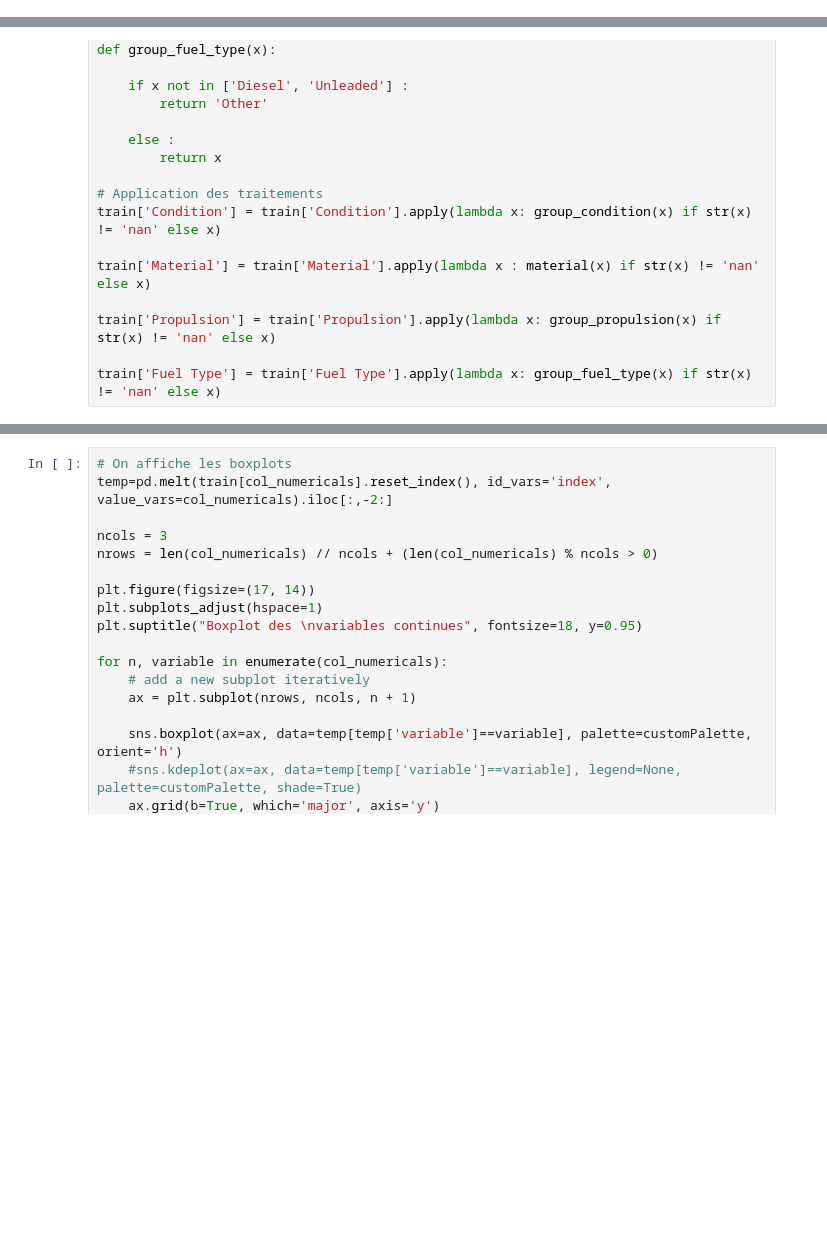
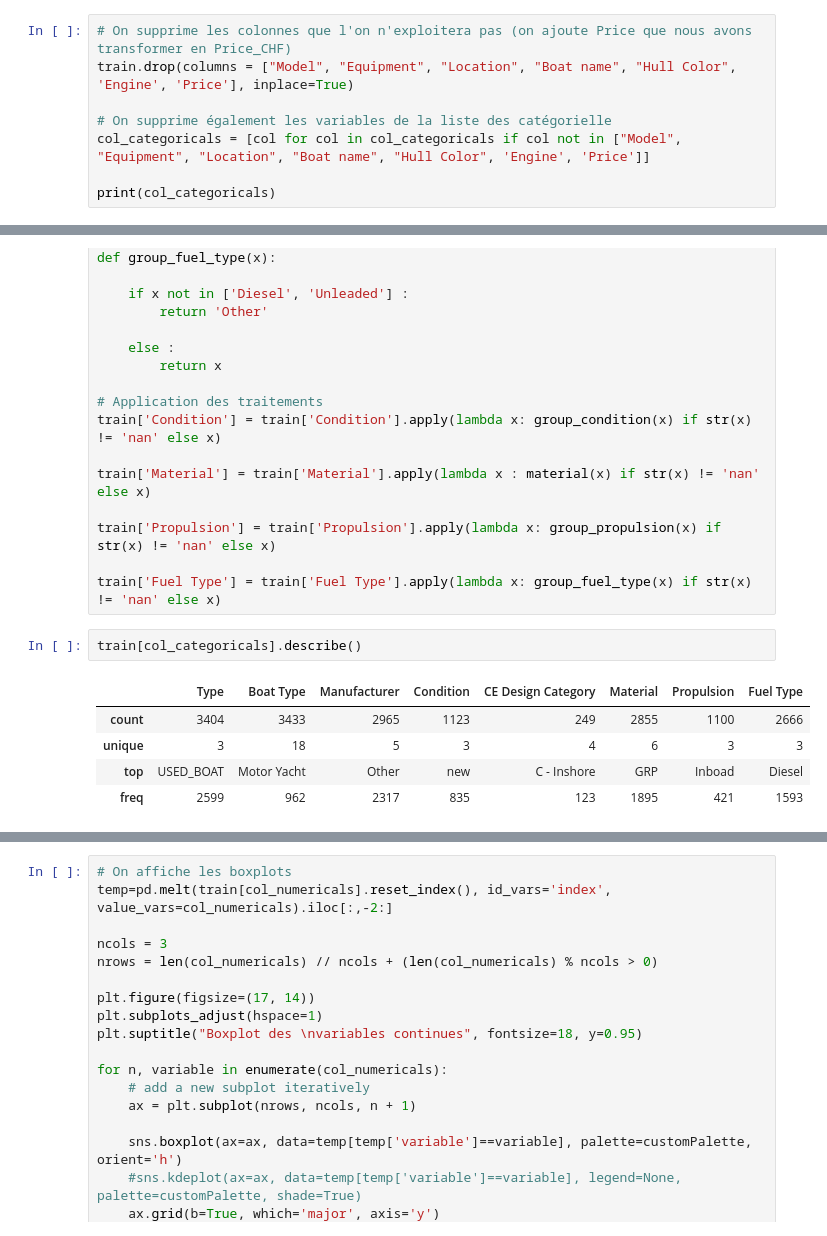
Before and after one commit to guillaumeovf/CarLoanDefault, a Jupyter notebook: Boat_Price.ipynb, the cells around one changed output, grey strips where cells are left out. Cells and saved outputs as stored; diff of their text form; blank space fills up the shorter version.

```diff
--- a/Boat_Price.ipynb
+++ b/Boat_Price.ipynb
@@ -1056,3 +1058,11 @@ train[col_categoricals].describe(include=['O'])
 | unique | 2887 | 32 | 1487 | 1940 | 1523 | 74 | 604 | 407 | 7 | ... |
 | top | BARRACUDA 8 | Used boat,Diesel | Netherlands » In verkoophaven | Battery | EUR 95.000,- | Motor Yacht | Bénéteau power boats | Maxima | very good | ... |
 | freq | 10 | 1429 | 132 | 17 | 29 | 937 | 229 | 5 | 380 | ... |
+# %%
+# On supprime les colonnes que l'on n'exploitera pas (on ajoute Price que nous avons transformer en Price_CHF)
+train.drop(columns = ["Model", "Equipment", "Location", "Boat name", "Hull Color", 'Engine', 'Price'], inplace=True)
+
+# On supprime également les variables de la liste des catégorielle
+col_categoricals = [col for col in col_categoricals if col not in ["Model", "Equipment", "Location", "Boat name", "Hull Color", 'Engine', 'Price']]
+
+print(col_categoricals)
@@ -1166,6 +1178,14 @@ train['Material'] = train['Material'].apply(lambda x : material(x) if str(x) !=
 train['Propulsion'] = train['Propulsion'].apply(lambda x: group_propulsion(x) if str(x) != 'nan' else x)
 
 train['Fuel Type'] = train['Fuel Type'].apply(lambda x: group_fuel_type(x) if str(x) != 'nan' else x)
+# %%
+train[col_categoricals].describe()
+# %% [output]
+|  | Type | Boat Type | Manufacturer | Condition | CE Design Category | Material | Propulsion | Fuel Type |
+| count | 3404 | 3433 | 2965 | 1123 | 249 | 2855 | 1100 | 2666 |
+| unique | 3 | 18 | 5 | 3 | 4 | 6 | 3 | 3 |
+| top | USED_BOAT | Motor Yacht | Other | new | C - Inshore | GRP | Inboad | Diesel |
+| freq | 2599 | 962 | 2317 | 835 | 123 | 1895 | 421 | 1593 |
 # %%
 # On peut maintenant regarder la distribution des variables catégorielles
 temp=pd.melt(train[col_categoricals].reset_index(), id_vars='index', value_vars=col_categoricals).iloc[:,-2:].astype(str)
```
Also changed, not shown: parts of 11 cells of this notebook.
